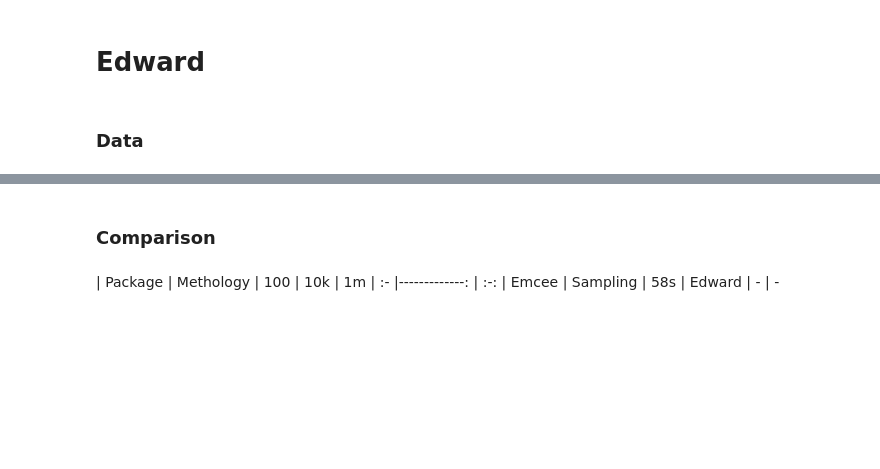
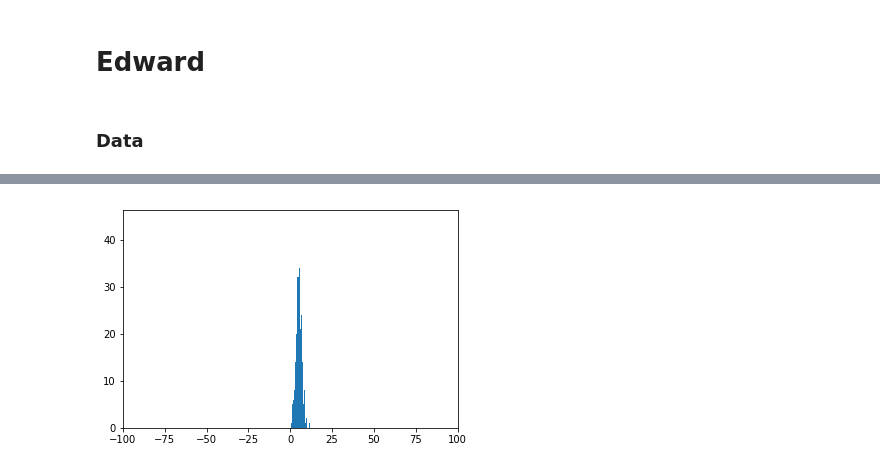
Before and after one commit to shansfolder/investigate_bayesian, a Jupyter notebook: Emcee + Edward.ipynb, the cells around one changed output, grey strips where cells are left out. Saved outputs shown, nothing was run; the diff lists cells and outputs as text; code cells hidden in the pictures; blank space fills up the shorter version.

Commit message:
Update edward experiments and results

```diff
--- a/Emcee + Edward.ipynb
+++ b/Emcee + Edward.ipynb
@@ -153,0 +141,11 @@ print(len(train_x))
+# %%
+# BACKWARD MODEL
+# q_mu = NormalWithSoftplusScale(loc=tf.Variable([0.0]),
+#             scale=tf.Variable([1.0]))
+# q_alpha = NormalWithSoftplusScale(loc=tf.Variable([1.0]),
+#             scale=tf.Variable([1.0]))
+
+# q_sigma = Exponential(tf.nn.softplus(tf.Variable([1.0])))
+#q_alpha = q_delta
+
+q_delta = Normal(loc=tf.Variable([0.0]), scale=tf.Variable([1.0]))
@@ -190,7 +174,6 @@ print("--- Edward vi %s seconds ---" % (end_time - start_time))
-# %% [markdown]
-### Comparison
-# %% [markdown]
-| Package | Methology | 100 | 10k | 1m
-| :- |-------------: | :-:
-| Emcee | Sampling | 58s
-| Edward | - | -
+# %%
+plt.hist(q_delta_sample, bins=1000)
+plt.xlim(-100,100)
+plt.show()
+# %% [output]
+[figure, added]
```
Also changed, not shown: parts of 20 cells of this notebook, 2 other files.
